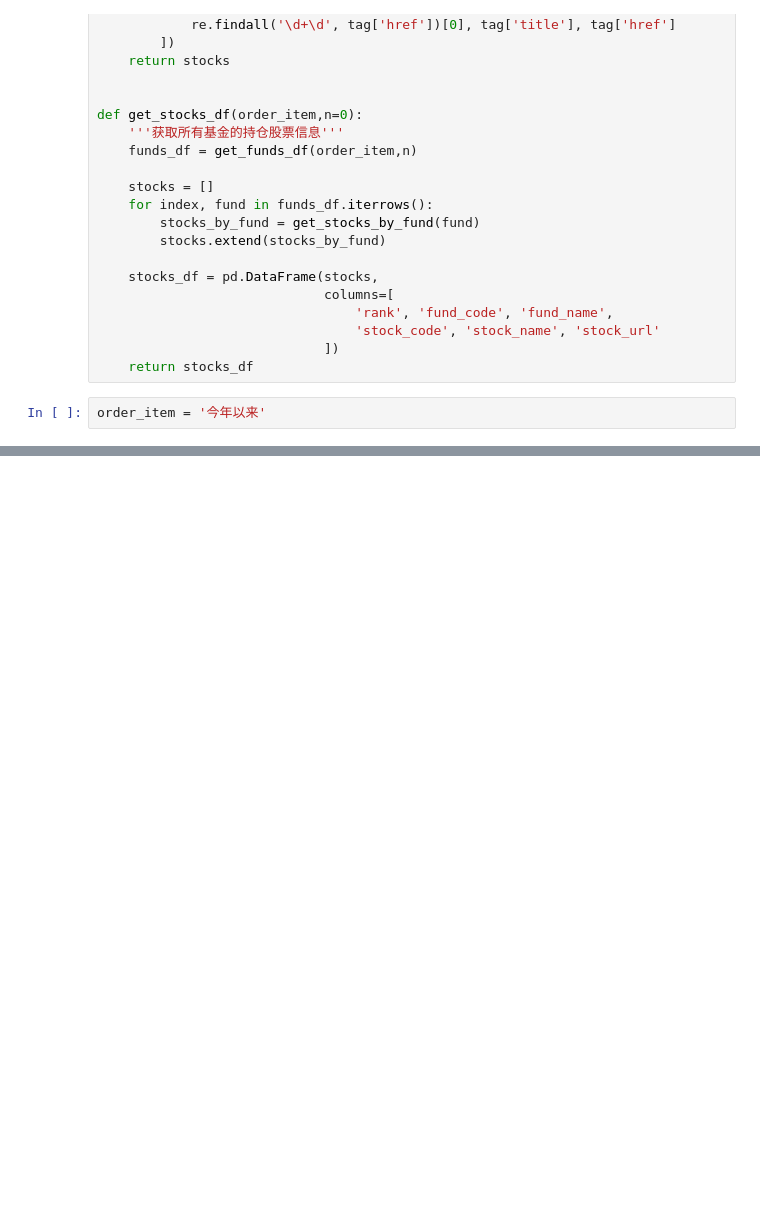
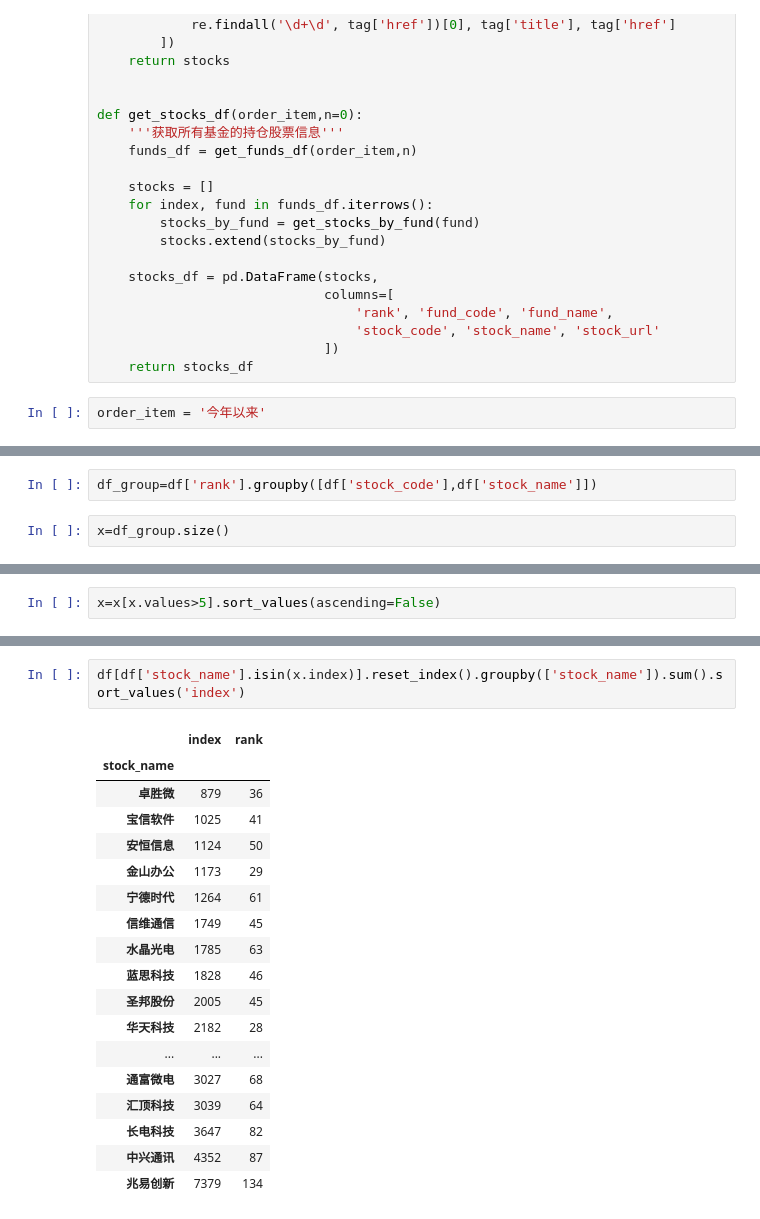
Before and after one commit to McJevons/stock_selection_by_fund, a Jupyter notebook: stock_selection_by_fund.ipynb, the cells around one changed output, grey strips where cells are left out. Drawn from its saved outputs; the diff is of its cells as text; blank space fills up the shorter version.

```diff
--- a/stock_selection_by_fund.ipynb
+++ b/stock_selection_by_fund.ipynb
@@ -139,0 +141,4 @@ df.groupby(['stock_code','stock_name','stock_url']).count().sort_values('rank',a
+# %%
+df_group=df['rank'].groupby([df['stock_code'],df['stock_name']])
+# %%
+x=df_group.size()
@@ -139,0 +165,2 @@ df.groupby(['stock_code','stock_name','stock_url']).count().sort_values('rank',a
+# %%
+x=x[x.values>5].sort_values(ascending=False)
@@ -139,0 +187,21 @@ df.groupby(['stock_code','stock_name','stock_url']).count().sort_values('rank',a
+# %%
+df[df['stock_name'].isin(x.index)].reset_index().groupby(['stock_name']).sum().sort_values('index')
+# %% [output]
+|  | index | rank |
+| stock_name |  |  |
+| 卓胜微 | 879 | 36 |
+| 宝信软件 | 1025 | 41 |
+| 安恒信息 | 1124 | 50 |
+| 金山办公 | 1173 | 29 |
+| 宁德时代 | 1264 | 61 |
+| 信维通信 | 1749 | 45 |
+| 水晶光电 | 1785 | 63 |
+| 蓝思科技 | 1828 | 46 |
+| 圣邦股份 | 2005 | 45 |
+| 华天科技 | 2182 | 28 |
+| ... | ... | ... |
+| 通富微电 | 3027 | 68 |
+| 汇顶科技 | 3039 | 64 |
+| 长电科技 | 3647 | 82 |
+| 中兴通讯 | 4352 | 87 |
+| 兆易创新 | 7379 | 134 |
```
Also changed, not shown: parts of 8 cells of this notebook.
